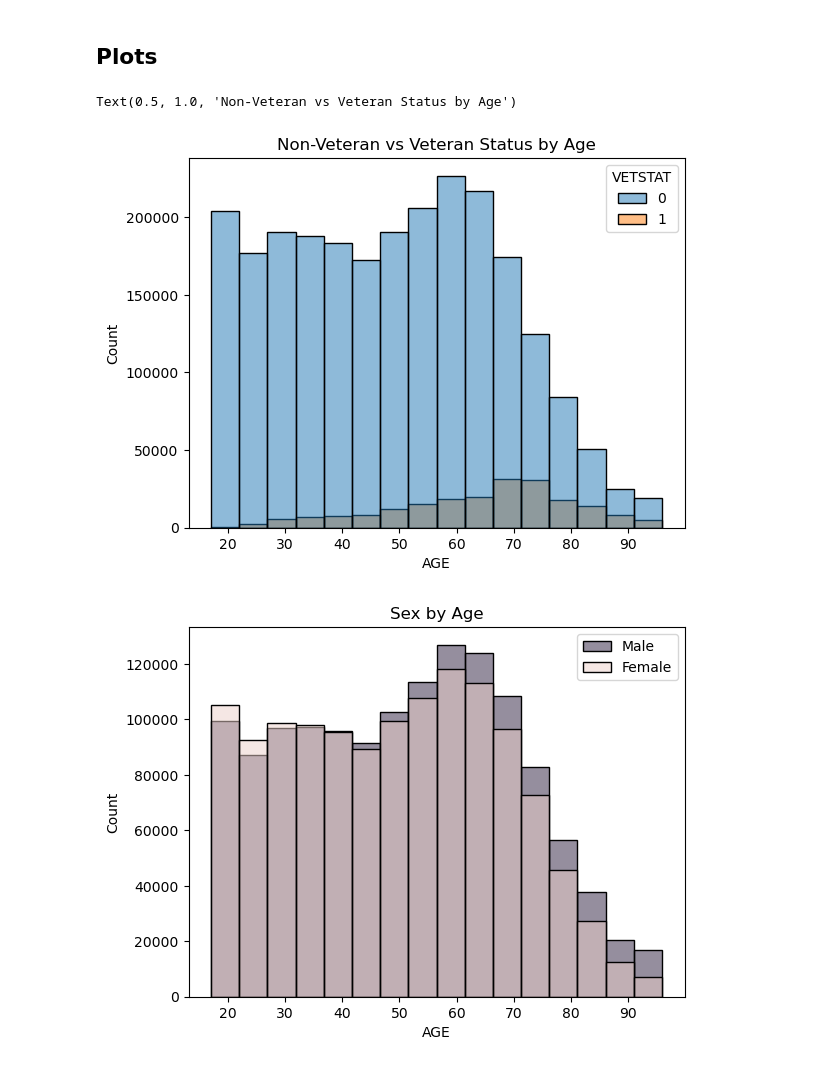
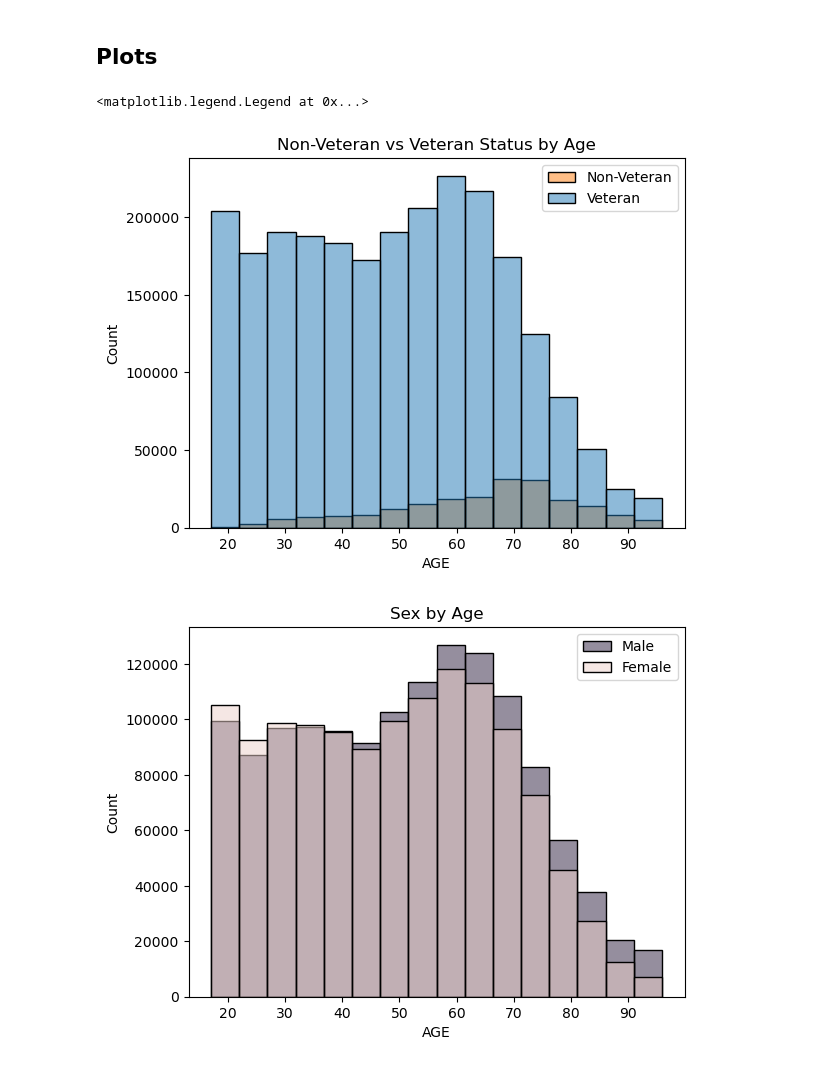
Before and after one commit to Fobertree/Econ220FinalProject, a Jupyter notebook: main.ipynb, the cells around one changed output. Saved outputs shown, nothing was run; the diff lists cells and outputs as text; code cells hidden in the pictures.

```diff
--- a/main.ipynb
+++ b/main.ipynb
@@ -362,10 +360,11 @@ Name: EDUC, dtype: float64
 # %% [markdown]
 ## Plots
 # %%
-sns.histplot(data=data, x='AGE',hue='VETSTAT',binwidth=5).set_title('Non-Veteran vs Veteran Status by Age')
+g = sns.histplot(data=data, x='AGE',hue='VETSTAT',binwidth=5).set_title('Non-Veteran vs Veteran Status by Age')
+plt.legend(labels=["Non-Veteran","Veteran"])
 # %% [output]
-Text(0.5, 1.0, 'Non-Veteran vs Veteran Status by Age')
+<matplotlib.legend.Legend at 0x...>
-[figure, old version]
+[figure, new version]
 # %%
 g = sns.histplot(data=data, x='AGE',hue='SEX',binwidth=5).set_title('Sex by Age')
 plt.legend(labels=["Male","Female"])
```
Also changed, not shown: parts of 3 cells of this notebook.
